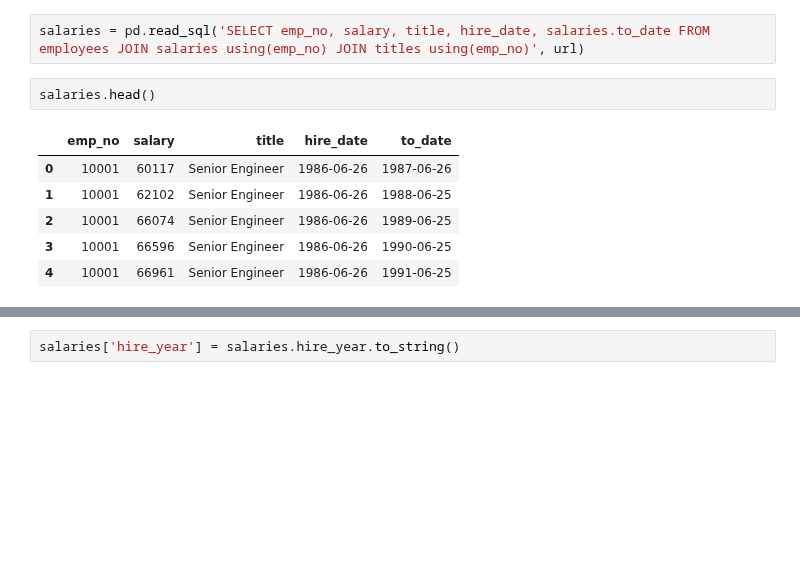
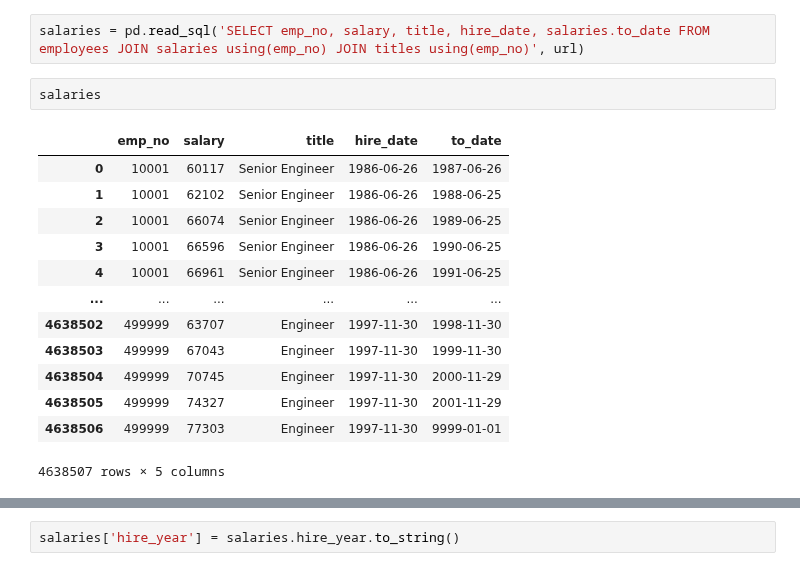
Before and after one commit to matt-c-knight/statistics-exercises, a Jupyter notebook: statistics-exercises/hypothesis_testing.ipynb, the cells around one changed output, grey strips where cells are left out. Saved outputs shown, nothing was run; the diff lists cells and outputs as text; blank space fills up the shorter version.

Commit message:
uploaded salaries join table

```diff
--- a/statistics-exercises/hypothesis_testing.ipynb
+++ b/statistics-exercises/hypothesis_testing.ipynb
@@ -415,14 +410,21 @@ url = f'mysql+pymysql://{user}:{password}@{host}/employees'
 # %%
 salaries = pd.read_sql('SELECT emp_no, salary, title, hire_date, salaries.to_date FROM employees JOIN salaries using(emp_no) JOIN titles using(emp_no)', url)
 # %%
-salaries.head()
+salaries
 # %% [output]
 |  | emp_no | salary | title | hire_date | to_date |
 | 0 | 10001 | 60117 | Senior Engineer | 1986-06-26 | 1987-06-26 |
 | 1 | 10001 | 62102 | Senior Engineer | 1986-06-26 | 1988-06-25 |
 | 2 | 10001 | 66074 | Senior Engineer | 1986-06-26 | 1989-06-25 |
 | 3 | 10001 | 66596 | Senior Engineer | 1986-06-26 | 1990-06-25 |
 | 4 | 10001 | 66961 | Senior Engineer | 1986-06-26 | 1991-06-25 |
+| ... | ... | ... | ... | ... | ... |
+| 4638502 | 499999 | 63707 | Engineer | 1997-11-30 | 1998-11-30 |
+| 4638503 | 499999 | 67043 | Engineer | 1997-11-30 | 1999-11-30 |
+| 4638504 | 499999 | 70745 | Engineer | 1997-11-30 | 2000-11-29 |
+| 4638505 | 499999 | 74327 | Engineer | 1997-11-30 | 2001-11-29 |
+| 4638506 | 499999 | 77303 | Engineer | 1997-11-30 | 9999-01-01 |
+4638507 rows × 5 columns
 # %%
 salaries.plot.scatter(y='salary',x='hire_date')
 # %% [output]
```
Also changed, not shown: parts of 14 cells of this notebook.
